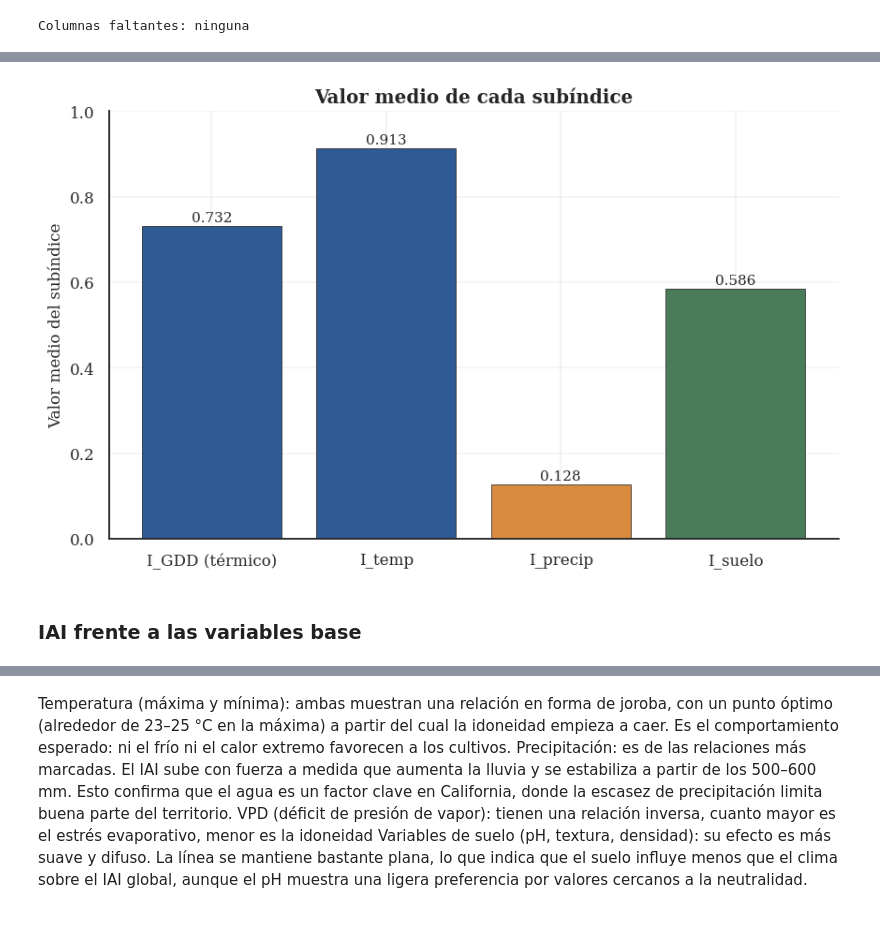
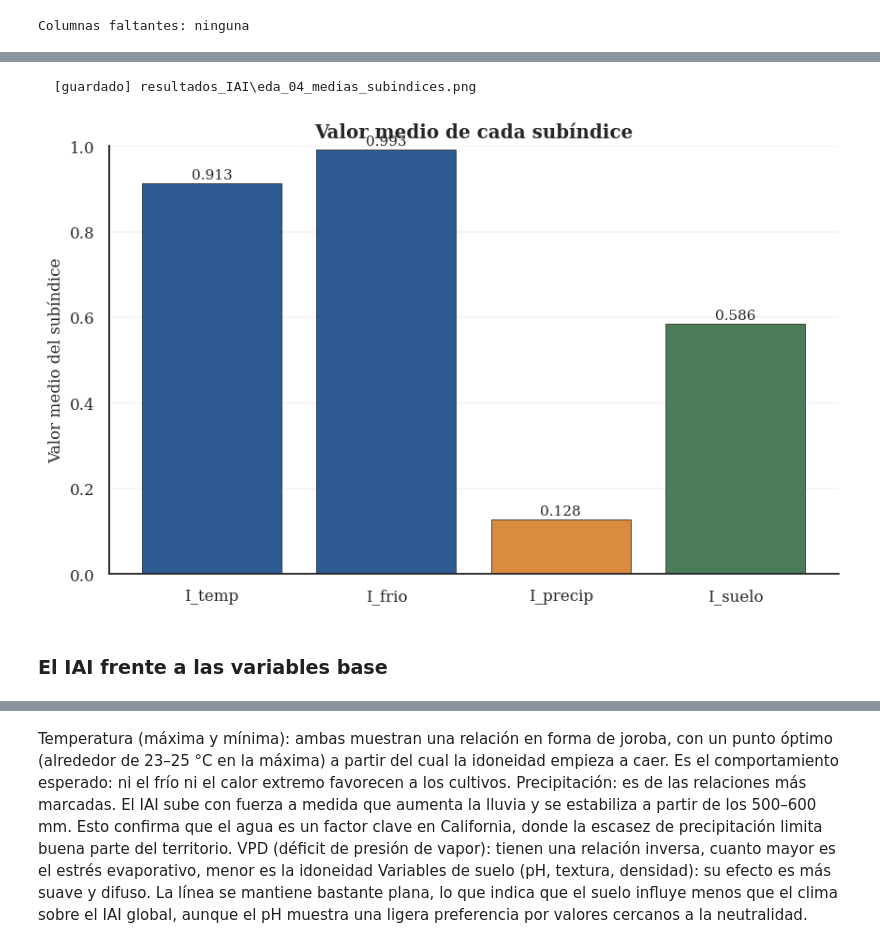
Before and after one commit to lesliemosquera96-netizen/TFM_Recomendador_cultivos, a Jupyter notebook: notebooks/02_ejecucion_IAI.ipynb, the cells around one changed output, grey strips where cells are left out. Saved outputs shown, nothing was run; the diff lists cells and outputs as text; code cells hidden in the pictures.

```diff
--- a/notebooks/02_ejecucion_IAI.ipynb
+++ b/notebooks/02_ejecucion_IAI.ipynb
@@ -411,0 +231,11 @@ Spearman mínimo del IAI: 0.9423
+# %%
+# IAI medio por cultivo en cada configuración
+ranking = (
+    df.group_by("crop_name")
+    .agg([pl.col(f"IAI_{n}").mean().alias(n) for n in CONFIGS])
+)
+
+print("IAI medio por cultivo y configuración (ordenado por W0):\n")
+with pl.Config(tbl_rows=20, tbl_cols=10):
+    print(ranking.sort("W0_inicial", descending=True)
+          .with_columns(pl.col(pl.Float64).round(3)))
@@ -411,0 +260,15 @@ Spearman mínimo del IAI: 0.9423
+# %%
+# Correlación de Spearman entre los rankings de todas las configuraciones
+nombres = list(CONFIGS.keys())
+n_cfg = len(nombres)
+matriz = np.zeros((n_cfg, n_cfg))
+
+for i, a in enumerate(nombres):
+    for j, b in enumerate(nombres):
+        matriz[i, j] = spearmanr(ranking[a].to_numpy(),
+                                 ranking[b].to_numpy()).correlation
+
+print("Matriz de correlación de Spearman entre rankings:\n")
+print(f"{'':14s}" + "".join(f"{n[:6]:>8s}" for n in nombres))
+for i, a in enumerate(nombres):
+    print(f"{a:14s}" + "".join(f"{matriz[i,j]:>8.3f}" for j in range(n_cfg)))
@@ -440,16 +316,17 @@ pl.Config.set_tbl_width_chars(200)  # ancho total de la tabla
 # %% [output]
 polars.config.Config
 # %%
-df = pl.read_parquet("C:/Users/lesli/Documents/TFM/Data/hist_iai.parquet")
+# Recargar el dataset con el IAI y los subíndices calculados
+df = pl.read_parquet("C:/Users/lesli/Documents/TFM/Data/hist_iai_v3.parquet")
 # %%
-# ------------------------------------------------------------
-# Definición de grupos de variables
-# ------------------------------------------------------------
+# Grupos de variables para el análisis
 vars_clima = ["tmax", "tmin", "ppt", "vpdmax", "vpdmin"]
 vars_suelo = ["ph1to1h2o_r", "awc_r", "claytotal_r",
               "sandtotal_r", "silttotal_r", "dbthirdbar_r"]
 vars_base  = vars_clima + vars_suelo
-subindices = ["I_GDD", "I_temp", "I_precip", "I_suelo"]
+
+# Subíndices de la V3 (I_GDD fue reemplazado por I_frio)
+subindices = ["I_temp", "I_frio", "I_precip", "I_suelo"]
 
 # Etiquetas legibles para los gráficos
 NOMBRES = {
@@ -459,7 +336,7 @@ NOMBRES = {
     "awc_r": "Cap. agua disp. (cm/cm)", "claytotal_r": "Arcilla (%)",
     "sandtotal_r": "Arena (%)", "silttotal_r": "Limo (%)",
     "dbthirdbar_r": "Densidad aparente (g/cm³)",
-    "I_GDD": "I_GDD (térmico)", "I_temp": "I_temp",
+    "I_temp": "I_temp", "I_frio": "I_frio",
     "I_precip": "I_precip", "I_suelo": "I_suelo", "IAI": "IAI",
 }
 
@@ -508,25 +384,26 @@ shape: (1, 4)
 # %%
-# Media de subíndices como gráfico de barras (visión de factores limitantes)
+# Valor medio de cada subíndice (identifica los factores más limitantes)
 medias_sub = [df[s].mean() for s in subindices]
 
 fig, ax = plt.subplots(figsize=(8, 5))
 barras = ax.bar([NOMBRES[s] for s in subindices], medias_sub,
                 color=[COLOR_MAIN, COLOR_MAIN, COLOR_ORANGE, COLOR_GREEN],
                 edgecolor="#222", linewidth=0.5)
 for b, v in zip(barras, medias_sub):
     ax.text(b.get_x() + b.get_width()/2, v + 0.01, f"{v:.3f}",
             ha="center", fontsize=10)
 ax.set_ylabel("Valor medio del subíndice")
 ax.set_ylim(0, 1)
 ax.set_title("Valor medio de cada subíndice")
 ax.grid(axis="y", alpha=0.25)
 plt.tight_layout()
-plt.savefig(os.path.join(OUTPUT_DIR, "eda_04_medias_subindices.png"), dpi=300, bbox_inches="tight")
+save(fig, "eda_04_medias_subindices.png")
 plt.show()
 # %% [output]
+  [guardado] resultados_IAI\eda_04_medias_subindices.png
-[figure, old version]
+[figure, new version]
 # %% [markdown]
-### IAI frente a las variables base
+### El IAI frente a las variables base
 # %%
 # Muestra para los scatter (eficiencia con datasets grandes)
 np.random.seed(42)
```
Also changed, not shown: parts of 56 cells of this notebook, 42 other files.
